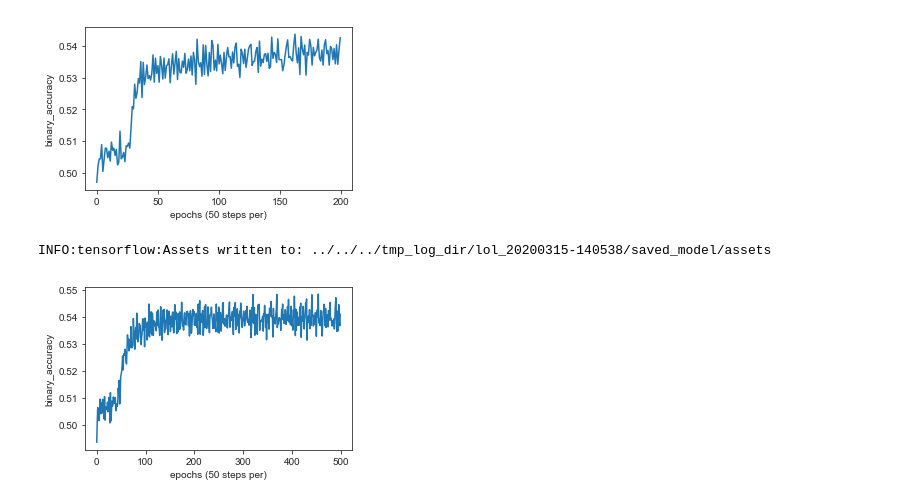
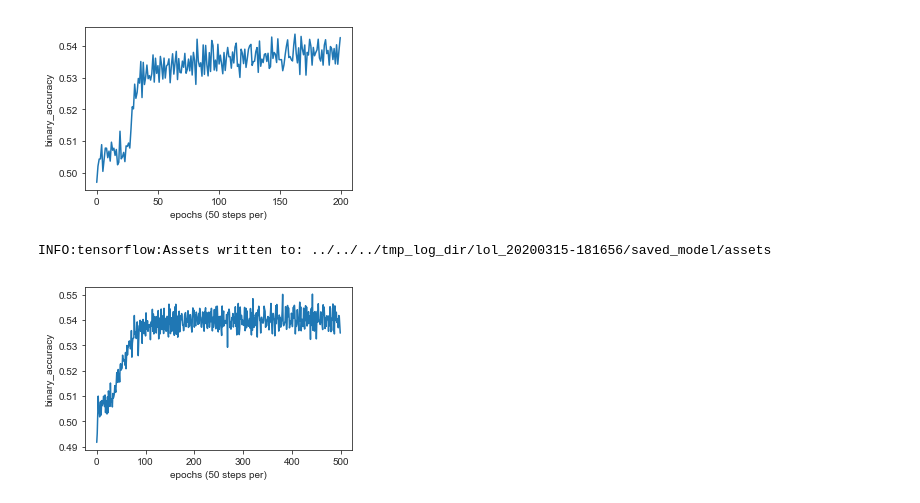
Before and after one commit to JoshEZiegler/MLProjects, a Jupyter notebook: VideoGameDrafting/LeagueOfLegendsProject/LOL_dota2_compat_extra_info_MachineLearning_keras_TF2.ipynb, the cells around one changed output. Drawn from its saved outputs; the diff is of its cells as text; code cells hidden in the pictures.

Commit message:
training wide and deep models

```diff
--- a/VideoGameDrafting/LeagueOfLegendsProject/LOL_dota2_compat_extra_info_MachineLearning_keras_TF2.ipynb
+++ b/VideoGameDrafting/LeagueOfLegendsProject/LOL_dota2_compat_extra_info_MachineLearning_keras_TF2.ipynb
@@ -860,33 +860,19 @@ history = train_model(
 INFO:tensorflow:Assets written to: ../../../tmp_log_dir/lol_20200314-200821/saved_model/assets
 [figure]
 # %%
-optimizer = tf.keras.optimizers.Adam(learning_rate=0.001)
+optimizer = tf.keras.optimizers.Adam(learning_rate=0.001,amsgrad=True)
 history = train_model(
             optimizer,
             model_type='dnn_info_tags',
             vocab_len=len(champ_vocab),
-            embedding_dims=[4,4,4],#hero,info,tags
+            embedding_dims=[3,3,3],#hero,info,tags
             batch_size=500,
-            epochs=100,
+            epochs=500,
             training_path=training_file_novocab,
             validation_path=validation_file_novocab,
             compression_type='GZIP',
             hidden_units_heroes=[8,4,4],
-            hidden_units_out=[8,8,4,4])
+            hidden_units_out=[8,4,4])
+# %% [output]
+INFO:tensorflow:Assets written to: ../../../tmp_log_dir/lol_20200315-181656/saved_model/assets
+[figure, added]
-# %%
-optimizer = tf.keras.optimizers.Adam(learning_rate=0.001,amsgrad=True)
-history = train_model(
-            optimizer,
-            model_type='dnn_info_tags',
-            vocab_len=len(champ_vocab),
-            embedding_dims=[3,3,3],#hero,info,tags
-            batch_size=500,
-            epochs=500,
-            training_path=training_file_novocab,
-            validation_path=validation_file_novocab,
-            compression_type='GZIP',
-            hidden_units_heroes=[6,6,6],
-            hidden_units_out=[8,4,4])
-# %% [output]
-INFO:tensorflow:Assets written to: ../../../tmp_log_dir/lol_20200315-140538/saved_model/assets
-[figure, removed]
```
Also changed, not shown: 1 other file.
